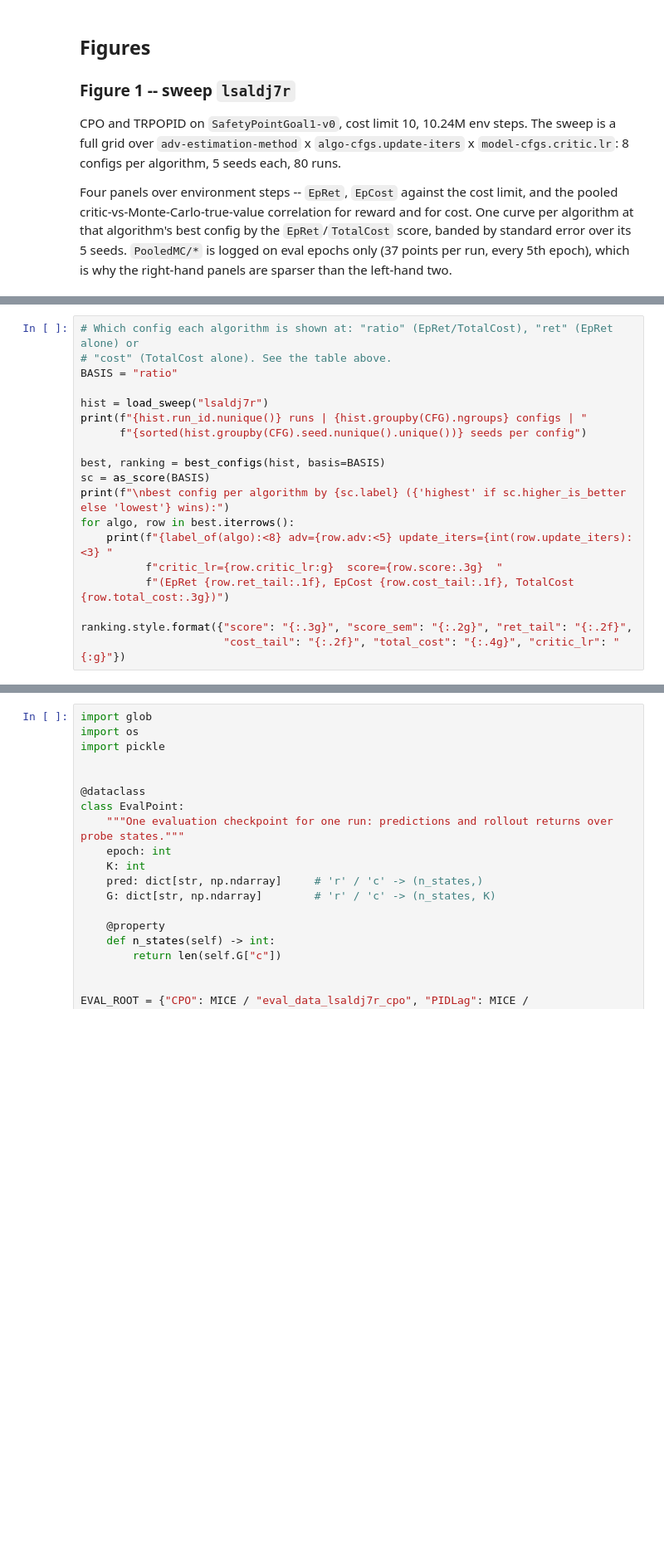
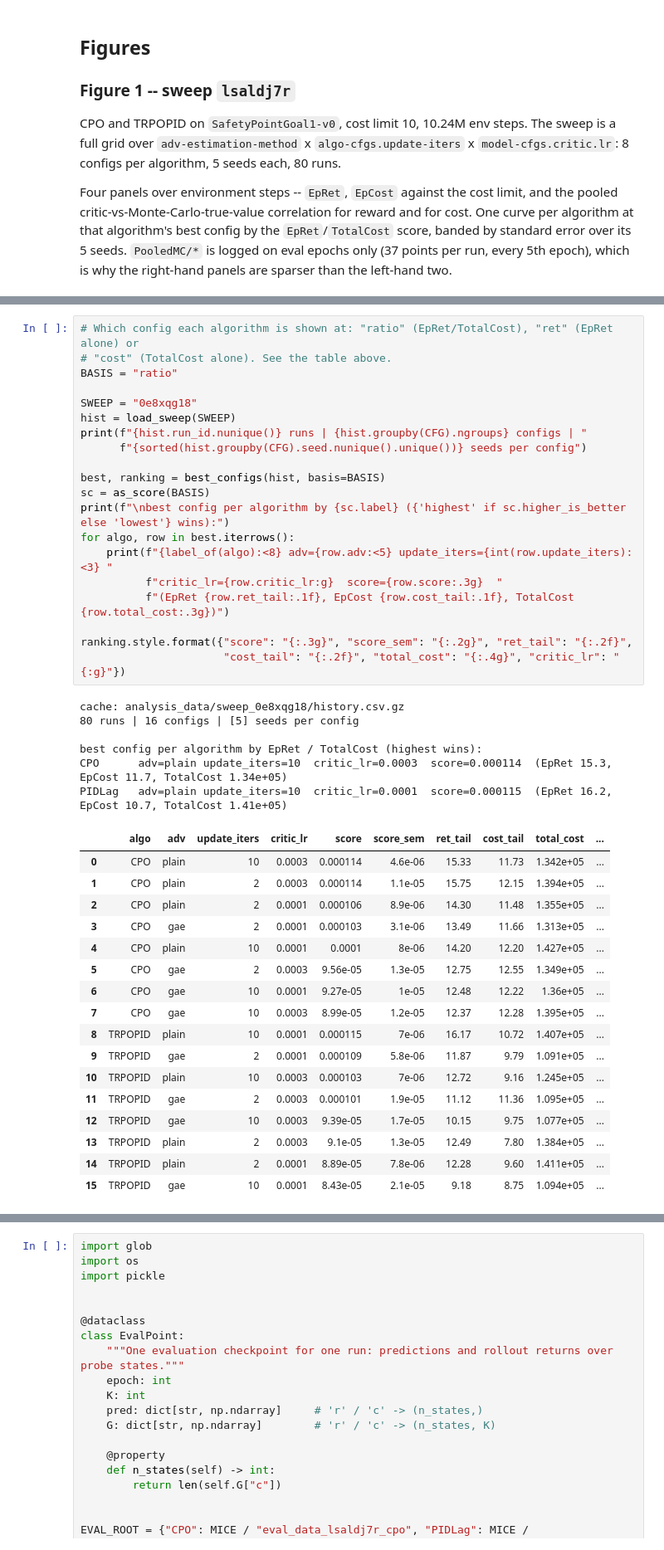
Before and after one commit to manila95/MICE, a Jupyter notebook: figs/iclr27_submission.ipynb, the cells around one changed output, grey strips where cells are left out. Shown at 83% size. Saved outputs shown, nothing was run; the diff lists cells and outputs as text; blank space fills up the shorter version.

```diff
--- a/figs/iclr27_submission.ipynb
+++ b/figs/iclr27_submission.ipynb
@@ -387,22 +837,47 @@ the right-hand panels are sparser than the left-hand two.
 # %%
 # Which config each algorithm is shown at: "ratio" (EpRet/TotalCost), "ret" (EpRet alone) or
 # "cost" (TotalCost alone). See the table above.
 BASIS = "ratio"
 
-hist = load_sweep("lsaldj7r")
+SWEEP = "0e8xqg18"
+hist = load_sweep(SWEEP)
 print(f"{hist.run_id.nunique()} runs | {hist.groupby(CFG).ngroups} configs | "
       f"{sorted(hist.groupby(CFG).seed.nunique().unique())} seeds per config")
 
 best, ranking = best_configs(hist, basis=BASIS)
 sc = as_score(BASIS)
 print(f"\nbest config per algorithm by {sc.label} ({'highest' if sc.higher_is_better else 'lowest'} wins):")
 for algo, row in best.iterrows():
     print(f"{label_of(algo):<8} adv={row.adv:<5} update_iters={int(row.update_iters):<3} "
           f"critic_lr={row.critic_lr:g}  score={row.score:.3g}  "
           f"(EpRet {row.ret_tail:.1f}, EpCost {row.cost_tail:.1f}, TotalCost {row.total_cost:.3g})")
 
 ranking.style.format({"score": "{:.3g}", "score_sem": "{:.2g}", "ret_tail": "{:.2f}",
                       "cost_tail": "{:.2f}", "total_cost": "{:.4g}", "critic_lr": "{:g}"})
+# %% [output]
+cache: analysis_data/sweep_0e8xqg18/history.csv.gz
+80 runs | 16 configs | [5] seeds per config
+
+best config per algorithm by EpRet / TotalCost (highest wins):
+CPO      adv=plain update_iters=10  critic_lr=0.0003  score=0.000114  (EpRet 15.3, EpCost 11.7, TotalCost 1.34e+05)
+PIDLag   adv=plain update_iters=10  critic_lr=0.0001  score=0.000115  (EpRet 16.2, EpCost 10.7, TotalCost 1.41e+05)
+|  | algo | adv | update_iters | critic_lr | score | score_sem | ret_tail | cost_tail | total_cost | ... |
+| 0 | CPO | plain | 10 | 0.0003 | 0.000114 | 4.6e-06 | 15.33 | 11.73 | 1.342e+05 | ... |
+| 1 | CPO | plain | 2 | 0.0003 | 0.000114 | 1.1e-05 | 15.75 | 12.15 | 1.394e+05 | ... |
+| 2 | CPO | plain | 2 | 0.0001 | 0.000106 | 8.9e-06 | 14.30 | 11.48 | 1.355e+05 | ... |
+| 3 | CPO | gae | 2 | 0.0001 | 0.000103 | 3.1e-06 | 13.49 | 11.66 | 1.313e+05 | ... |
+| 4 | CPO | plain | 10 | 0.0001 | 0.0001 | 8e-06 | 14.20 | 12.20 | 1.427e+05 | ... |
+| 5 | CPO | gae | 2 | 0.0003 | 9.56e-05 | 1.3e-05 | 12.75 | 12.55 | 1.349e+05 | ... |
+| 6 | CPO | gae | 10 | 0.0001 | 9.27e-05 | 1e-05 | 12.48 | 12.22 | 1.36e+05 | ... |
+| 7 | CPO | gae | 10 | 0.0003 | 8.99e-05 | 1.2e-05 | 12.37 | 12.28 | 1.395e+05 | ... |
+| 8 | TRPOPID | plain | 10 | 0.0001 | 0.000115 | 7e-06 | 16.17 | 10.72 | 1.407e+05 | ... |
+| 9 | TRPOPID | gae | 2 | 0.0001 | 0.000109 | 5.8e-06 | 11.87 | 9.79 | 1.091e+05 | ... |
+| 10 | TRPOPID | plain | 10 | 0.0003 | 0.000103 | 7e-06 | 12.72 | 9.16 | 1.245e+05 | ... |
+| 11 | TRPOPID | gae | 2 | 0.0003 | 0.000101 | 1.9e-05 | 11.12 | 11.36 | 1.095e+05 | ... |
+| 12 | TRPOPID | gae | 10 | 0.0003 | 9.39e-05 | 1.7e-05 | 10.15 | 9.75 | 1.077e+05 | ... |
+| 13 | TRPOPID | plain | 2 | 0.0003 | 9.1e-05 | 1.3e-05 | 12.49 | 7.80 | 1.384e+05 | ... |
+| 14 | TRPOPID | plain | 2 | 0.0001 | 8.89e-05 | 7.8e-06 | 12.28 | 9.60 | 1.411e+05 | ... |
+| 15 | TRPOPID | gae | 10 | 0.0001 | 8.43e-05 | 2.1e-05 | 9.18 | 8.75 | 1.094e+05 | ... |
 # %%
 # Figure 1, following plots/scripts/fig1_plot.py: y-axis labels rather than titles, italic
 # panel captions, a +-1 sd band over seeds, a 5-epoch running mean on the return/cost curves, and
```
Also changed, not shown: parts of 15 cells of this notebook.
